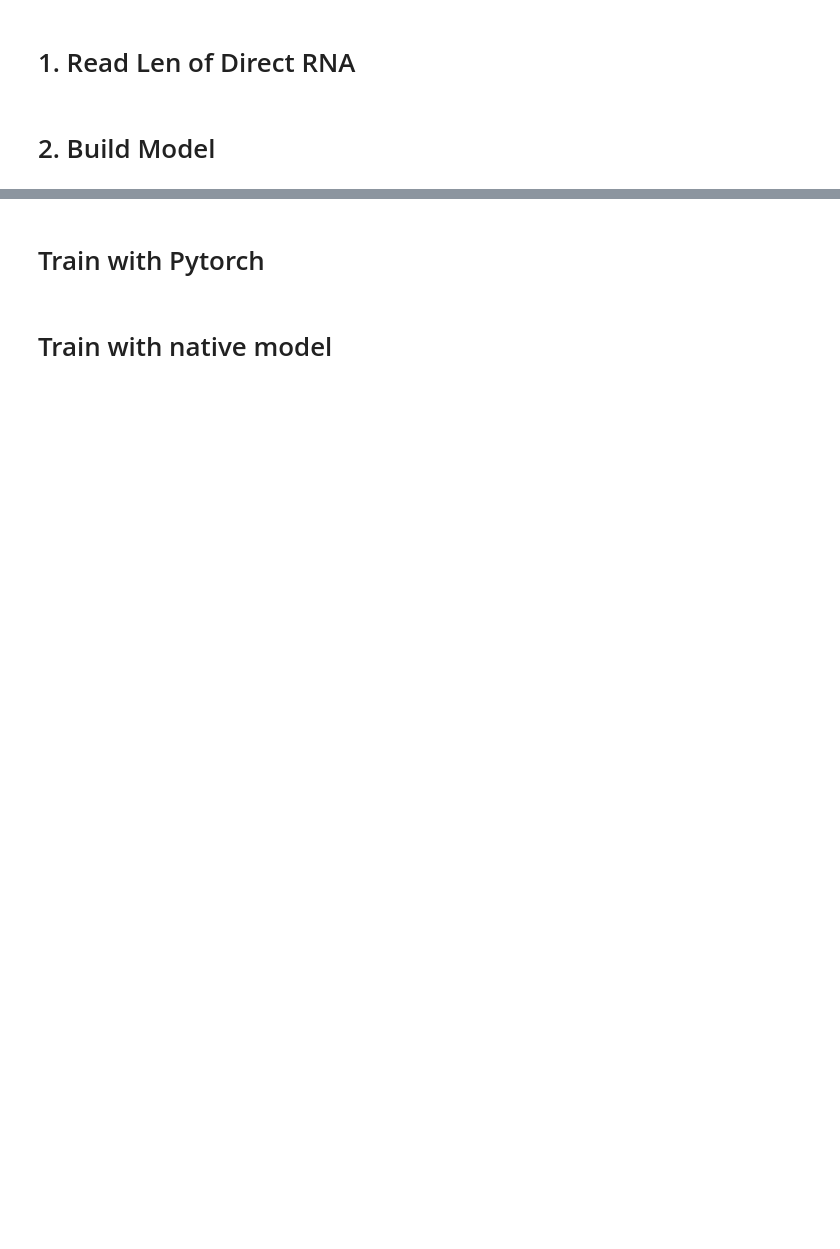
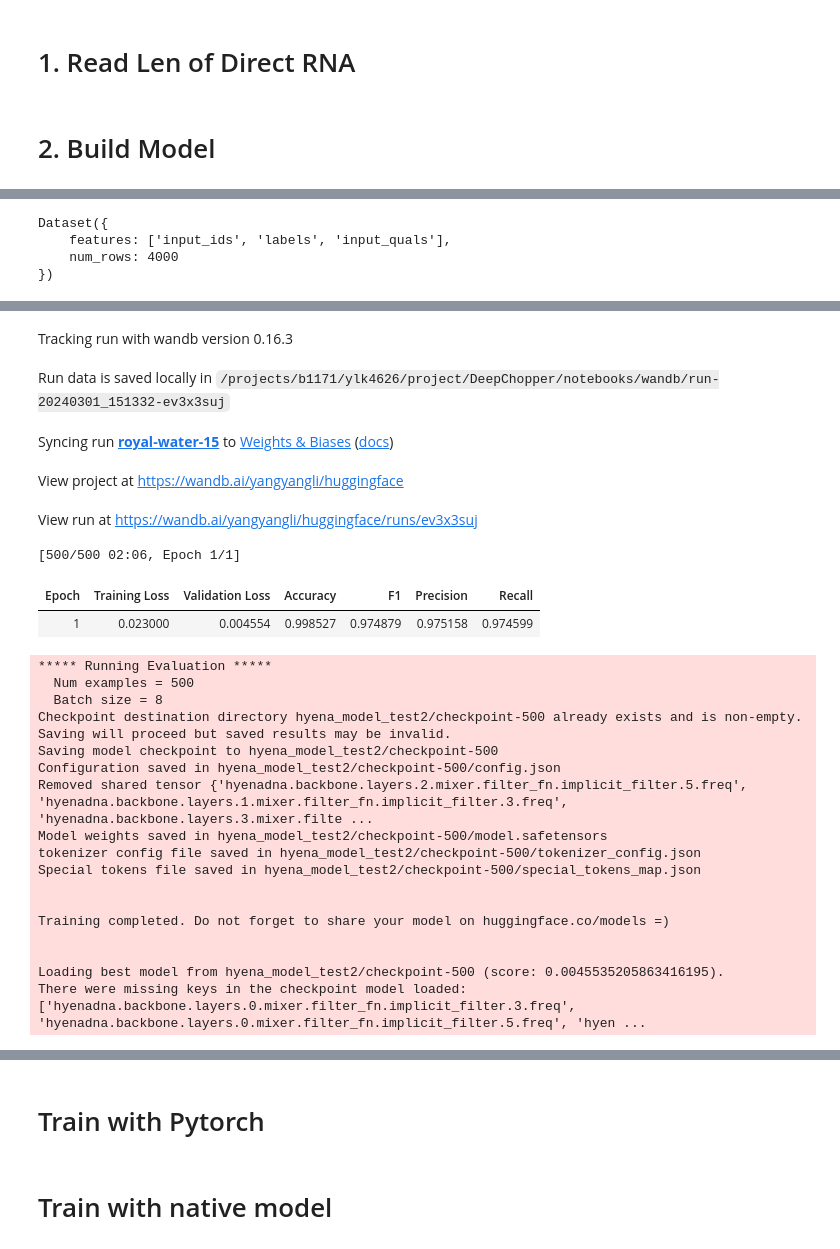
Before and after one commit to ylab-hi/DeepChopper, a Jupyter notebook: notebooks/model.ipynb, the cells around one changed output, grey strips where cells are left out. Drawn from its saved outputs; the diff is of its cells as text; code cells hidden in the pictures; blank space fills up the shorter version.

```diff
--- a/notebooks/model.ipynb
+++ b/notebooks/model.ipynb
@@ -155,8 +182,7 @@ from transformers import (
     logging,
 )
 
-
-def load_config_and_tokenizer_from_hyena_model(model_name):
+def load_tokenizer_from_hyena_model(model_name):
     max_lengths = {
         "hyenadna-tiny-1k-seqlen": 1024,
         "hyenadna-small-32k-seqlen": 32768,
@@ -164,15 +190,18 @@ def load_config_and_tokenizer_from_hyena_model(model_name):
         "hyenadna-medium-450k-seqlen": 450000,  # T4 up to here
         "hyenadna-large-1m-seqlen": 1_000_000,  # only A100 (paid tier)
     }
-    assert model_name in max_lengths.keys()
+
+    if model_name not in max_lengths:
+        msg = f"Model name {model_name} not found in available models."
+        raise ValueError(msg)
+
     max_length = max_lengths[model_name]
     # bfloat16 for better speed and reduced memory usage
     model_name = f"LongSafari/{model_name}-hf"
     tokenizer = AutoTokenizer.from_pretrained(
         model_name, max_length=max_length, truncation=True, padding=True, trust_remote_code=True
     )
-    config = AutoConfig.from_pretrained(model_name, trust_remote_code=True)
-    return tokenizer, config
+    return tokenizer
 # %%
 import evaluate
 import numpy as np
@@ -322,14 +427,14 @@ class HyenaDNAForTokenClassification(PreTrainedModel):
 from functools import partial
 
 from transformers import DataCollatorForTokenClassification
-
 
 def tokenize_and_align_labels_and_quals(data, tokenizer, max_length, pad_qual=0, pad_label=-100):
     tokenized_inputs = tokenizer(data["seq"], max_length=max_length, truncation=True, padding=True)
     labels = torch.tensor(
         deepchopper.vertorize_target(*data["target"], len(data["seq"])) + [pad_label]
     )
-    quals = torch.cat((data["qual"], torch.tensor([pad_qual])))
+    quals = torch.cat((data["qual"], torch.tensor([pad_qual]))).float()
+    normalized_quals =  torch.nn.functional.normalize(quals, dim=0)
     tokenized_inputs.update({"labels": labels, "input_quals": quals})
     return tokenized_inputs
 
@@ -340,19 +445,15 @@ def tokenize_dataset(dataset, tokenizer, max_length):
     ).remove_columns(["id", "seq", "qual", "target"])
 
 
-model_name = "hyenadna-small-32k-seqlen"
-tokenizer, model_config = load_config_and_tokenizer_from_hyena_model(model_name)
-
+hyenadna_name = "hyenadna-small-32k-seqlen"
+tokenizer = load_tokenizer_from_hyena_model(hyenadna_name)
 
 tokenize_train_dataset = tokenize_dataset(
-    train_dataset, tokenizer, max_length=model_config.max_seq_len
+    train_dataset, tokenizer, max_length=tokenizer.max_len_single_sentence
 )
 tokenize_val_dataset = tokenize_dataset(
-    val_dataset, tokenizer, max_length=model_config.max_seq_len
+    val_dataset, tokenizer, max_length=tokenizer.max_len_single_sentence
 )
 tokenize_test_dataset = tokenize_dataset(
-    test_dataset, tokenizer, max_length=model_config.max_seq_len
+    test_dataset, tokenizer, max_length=tokenizer.max_len_single_sentence
 )
-
-data_collator = DataCollatorForTokenClassification(tokenizer)
-model = HyenaDNAForTokenClassification(model_config)
@@ -358,0 +465,5 @@ model = HyenaDNAForTokenClassification(model_config)
+# %%
+# data_collator = DataCollatorForTokenClassification(tokenizer)
+data_collator = DataCollatorForTokenClassificationWithQual(tokenizer)
+model_config = TokenClassificationConfig()
+model = TokenClassification(model_config)
@@ -359,18 +508,24 @@ model = HyenaDNAForTokenClassification(model_config)
 # %%
 tokenize_train_dataset
+# %% [output]
+Dataset({
+    features: ['input_ids', 'labels', 'input_quals'],
+    num_rows: 4000
+})
 # %%
 training_args = TrainingArguments(
-    output_dir="hyena_model",
+    output_dir="hyena_model_test2",
     learning_rate=2e-5,
     per_device_train_batch_size=8,
     per_device_eval_batch_size=8,
-    num_train_epochs=20,
+    num_train_epochs=1,
     weight_decay=0.01,
     evaluation_strategy="epoch",
     save_strategy="epoch",
     load_best_model_at_end=True,
     push_to_hub=False,
     torch_compile=False,
+    report_to = "wandb",
 )
 
 trainer = Trainer(
@@ -382,4 +537,5 @@ trainer = Trainer(
     data_collator=data_collator,
     compute_metrics=compute_metrics,
 )
-result = trainer.train()
+result = trainer.train(resume_from_checkpoint = False)
+# %% [output]
@@ -385,0 +555,25 @@ result = trainer.train()
+Tracking run with wandb version 0.16.3
+Run data is saved locally in /projects/b1171/ylk4626/project/DeepChopper/notebooks/wandb/run-20240301_151332-ev3x3suj
+Syncing run royal-water-15 to Weights & Biases (docs)
+View project at https://wandb.ai/yangyangli/huggingface
+View run at https://wandb.ai/yangyangli/huggingface/runs/ev3x3suj
+[500/500 02:06, Epoch 1/1]
+| Epoch | Training Loss | Validation Loss | Accuracy | F1 | Precision | Recall |
+| 1 | 0.023000 | 0.004554 | 0.998527 | 0.974879 | 0.975158 | 0.974599 |
+***** Running Evaluation *****
+  Num examples = 500
+  Batch size = 8
+Checkpoint destination directory hyena_model_test2/checkpoint-500 already exists and is non-empty. Saving will proceed but saved results may be invalid.
+Saving model checkpoint to hyena_model_test2/checkpoint-500
+Configuration saved in hyena_model_test2/checkpoint-500/config.json
+Removed shared tensor {'hyenadna.backbone.layers.2.mixer.filter_fn.implicit_filter.5.freq', 'hyenadna.backbone.layers.1.mixer.filter_fn.implicit_filter.3.freq', 'hyenadna.backbone.layers.3.mixer.filte ...
+Model weights saved in hyena_model_test2/checkpoint-500/model.safetensors
+tokenizer config file saved in hyena_model_test2/checkpoint-500/tokenizer_config.json
+Special tokens file saved in hyena_model_test2/checkpoint-500/special_tokens_map.json
+
+
+Training completed. Do not forget to share your model on huggingface.co/models =)
+
+
+Loading best model from hyena_model_test2/checkpoint-500 (score: 0.0045535205863416195).
+There were missing keys in the checkpoint model loaded: ['hyenadna.backbone.layers.0.mixer.filter_fn.implicit_filter.3.freq', 'hyenadna.backbone.layers.0.mixer.filter_fn.implicit_filter.5.freq', 'hyen ...
```
Also changed, not shown: parts of 22 cells of this notebook, 6 other files.
